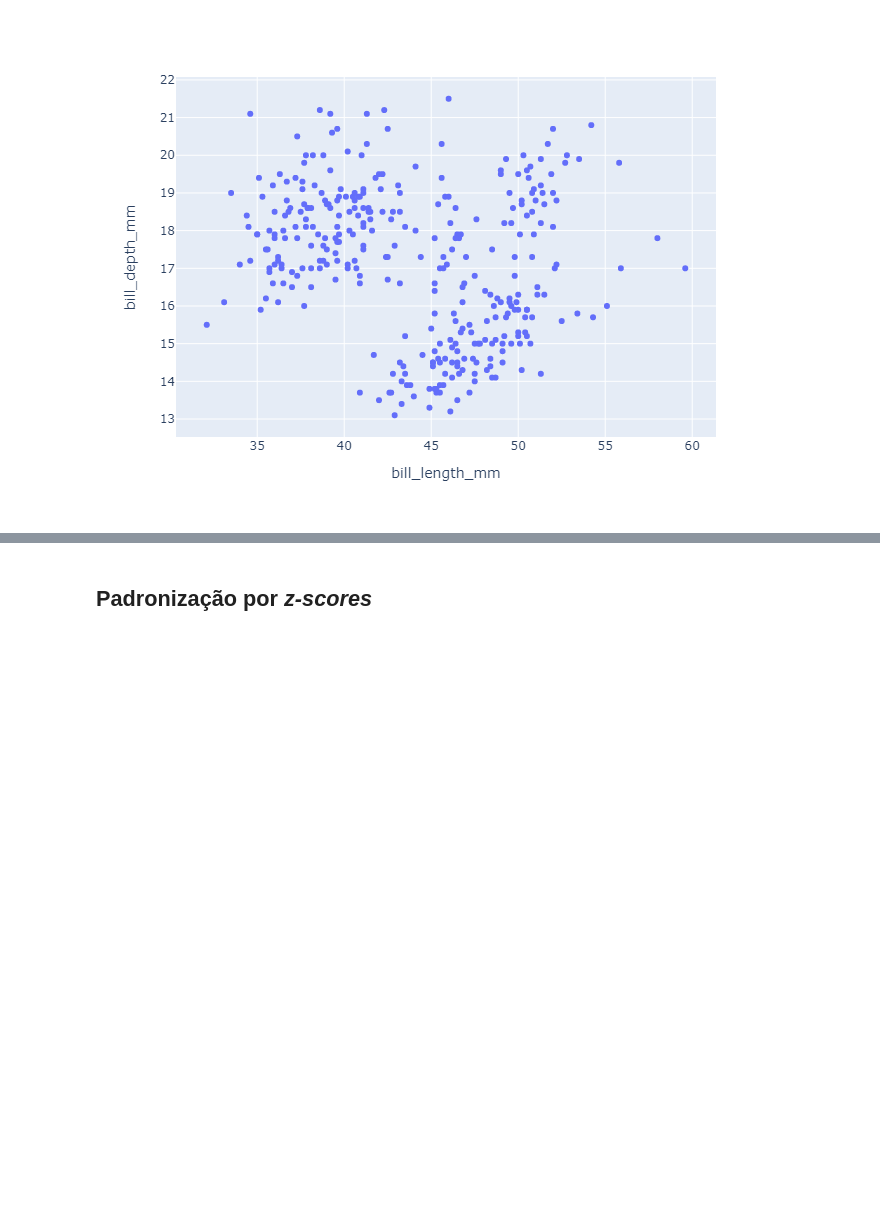
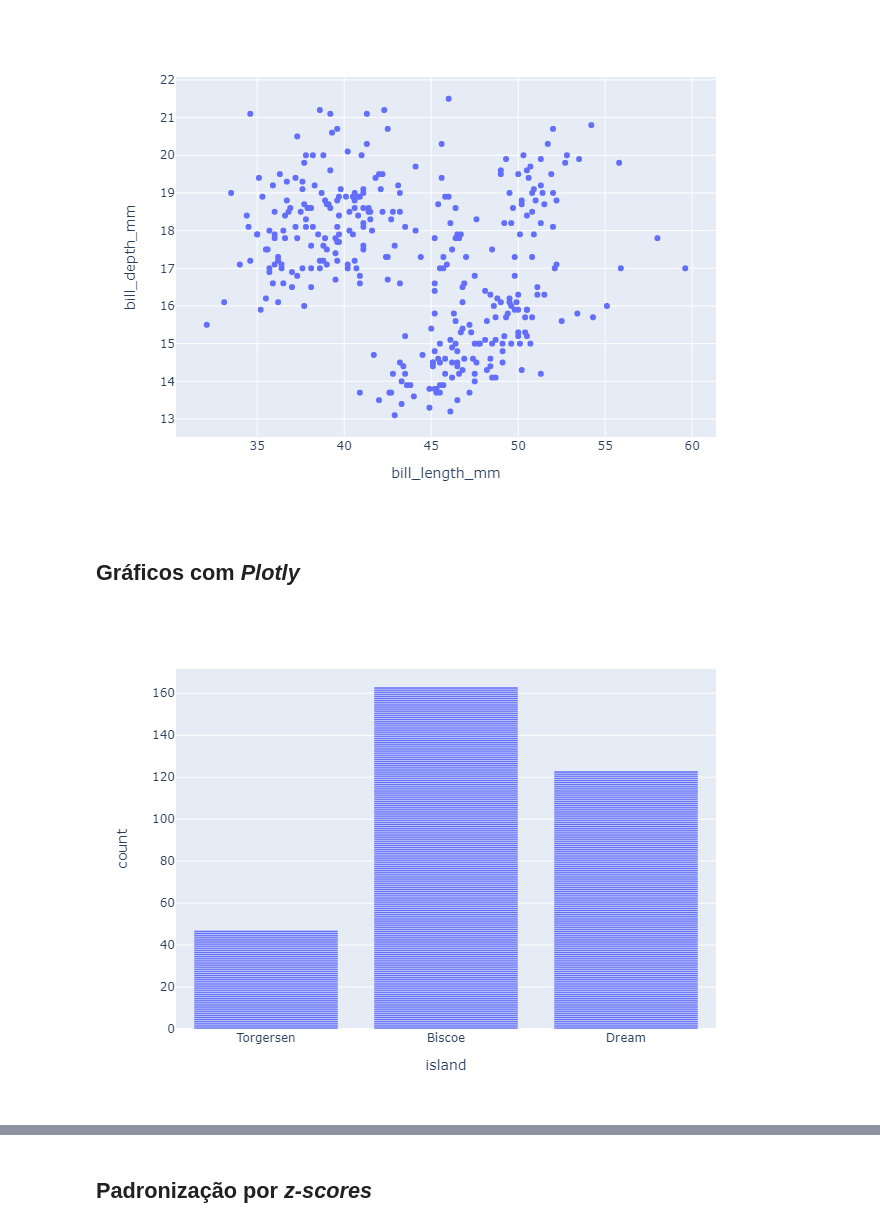
Before and after one commit to pedrocardo/estudos-estatistica, a Jupyter notebook: notebooks/estatistica-descritiva.ipynb, the cells around one changed output, grey strips where cells are left out. Drawn from its saved outputs; the diff is of its cells as text; code cells hidden in the pictures; blank space fills up the shorter version.

Commit message:
adição de gráficos com plotly e execução do notebook de estatística inferencial

```diff
--- a/notebooks/estatistica-descritiva.ipynb
+++ b/notebooks/estatistica-descritiva.ipynb
@@ -181,3 +182,13 @@ penguins["body_mass_g"].plot.hist()
 penguins.plot.scatter(x="bill_length_mm", y="bill_depth_mm")
 # %% [output]
 [figure]
+# %% [markdown]
+## Gráficos com _Plotly_
+# %%
+# Gráfico de barras
+
+fig = px.bar(penguins, x="island")
+
+fig.show()
+# %% [output]
+[figure, added]
```
Also changed, not shown: parts of 6 cells of this notebook, 1 other file.
